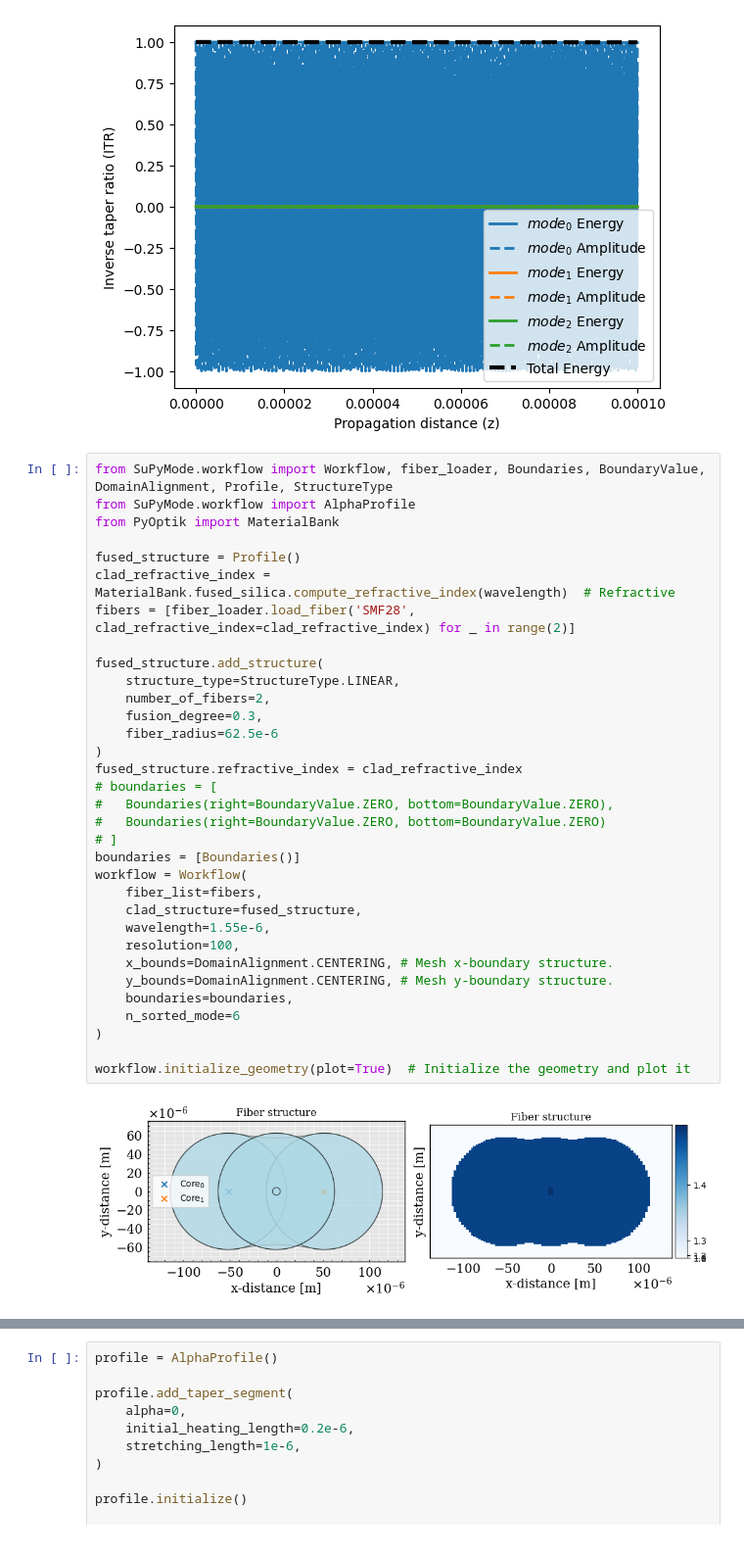
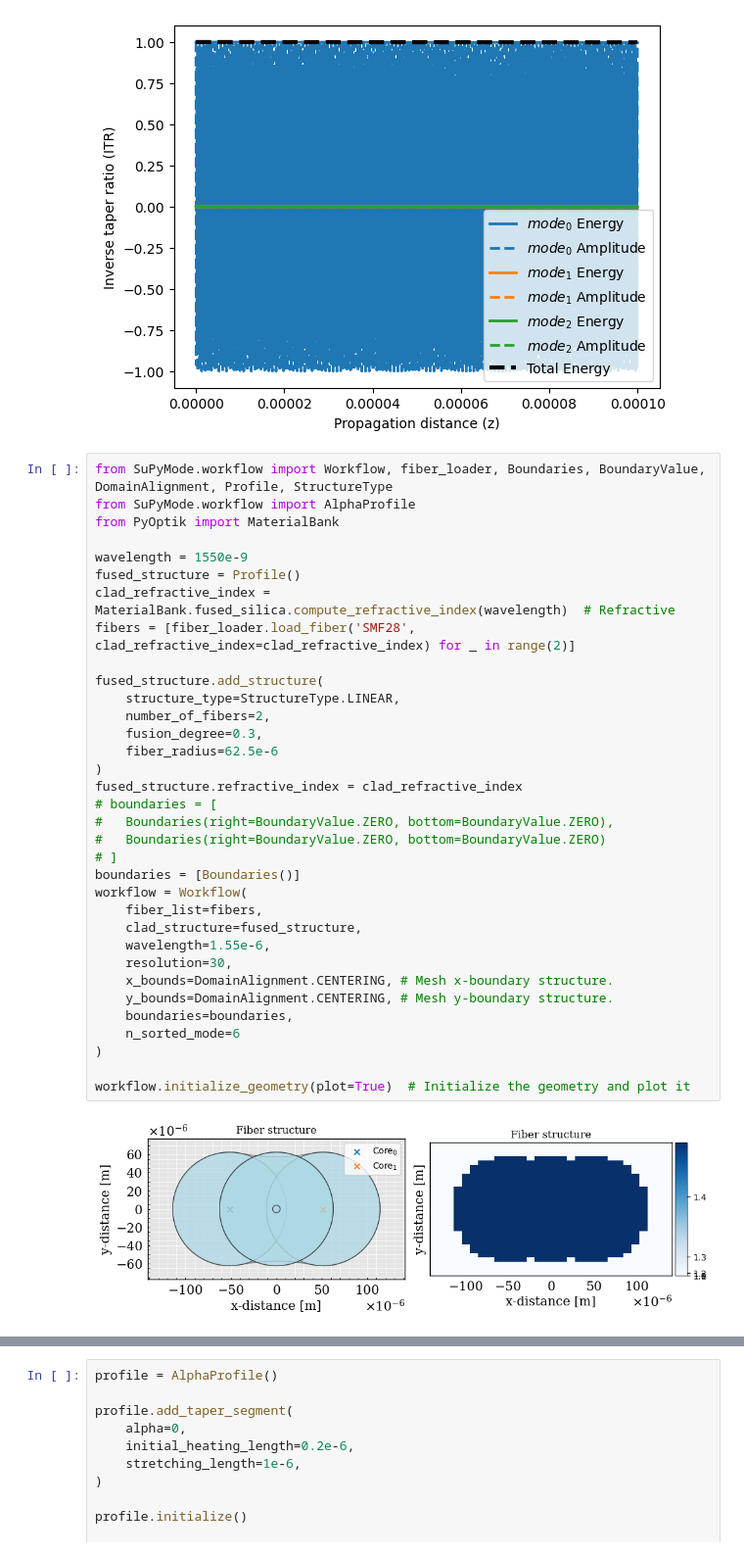
Before and after one commit to kabume/Bast, a Jupyter notebook: notebook.ipynb, the cells around one changed output, grey strips where cells are left out. Shown at 98% size. Saved outputs shown, nothing was run; the diff lists cells and outputs as text.

```diff
--- a/notebook.ipynb
+++ b/notebook.ipynb
@@ -196,35 +196,36 @@ from SuPyMode.workflow import Workflow, fiber_loader, Boundaries, BoundaryValue,
 from SuPyMode.workflow import AlphaProfile
 from PyOptik import MaterialBank
 
+wavelength = 1550e-9
 fused_structure = Profile()
 clad_refractive_index = MaterialBank.fused_silica.compute_refractive_index(wavelength)  # Refractive
 fibers = [fiber_loader.load_fiber('SMF28', clad_refractive_index=clad_refractive_index) for _ in range(2)]
 
 fused_structure.add_structure(
     structure_type=StructureType.LINEAR,
     number_of_fibers=2,
     fusion_degree=0.3,
     fiber_radius=62.5e-6
 )
 fused_structure.refractive_index = clad_refractive_index
 # boundaries = [
 #   Boundaries(right=BoundaryValue.ZERO, bottom=BoundaryValue.ZERO),
 #   Boundaries(right=BoundaryValue.ZERO, bottom=BoundaryValue.ZERO)
 # ]
 boundaries = [Boundaries()]
 workflow = Workflow(
     fiber_list=fibers,
     clad_structure=fused_structure,
     wavelength=1.55e-6,
-    resolution=100,
+    resolution=30,
     x_bounds=DomainAlignment.CENTERING, # Mesh x-boundary structure.
     y_bounds=DomainAlignment.CENTERING, # Mesh y-boundary structure.
     boundaries=boundaries,
     n_sorted_mode=6
 )
 
 workflow.initialize_geometry(plot=True)  # Initialize the geometry and plot it
 # %% [output]
-[figure, old version]
+[figure, new version]
 # %%
 workflow.run_solver()  # Run the solver to compute the modes
```
Also changed, not shown: parts of 1 cell of this notebook.
